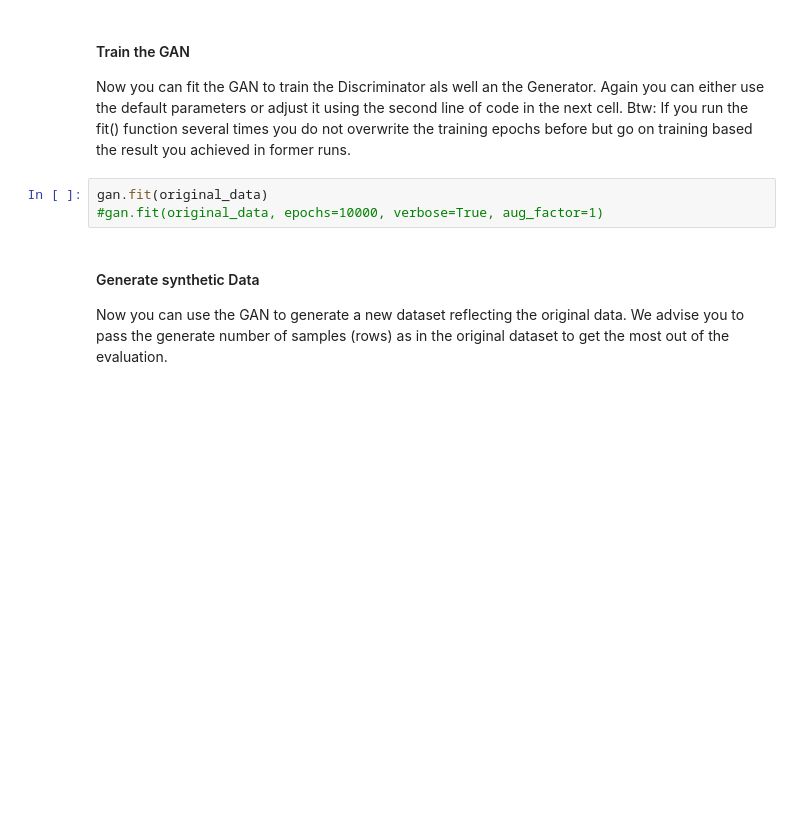
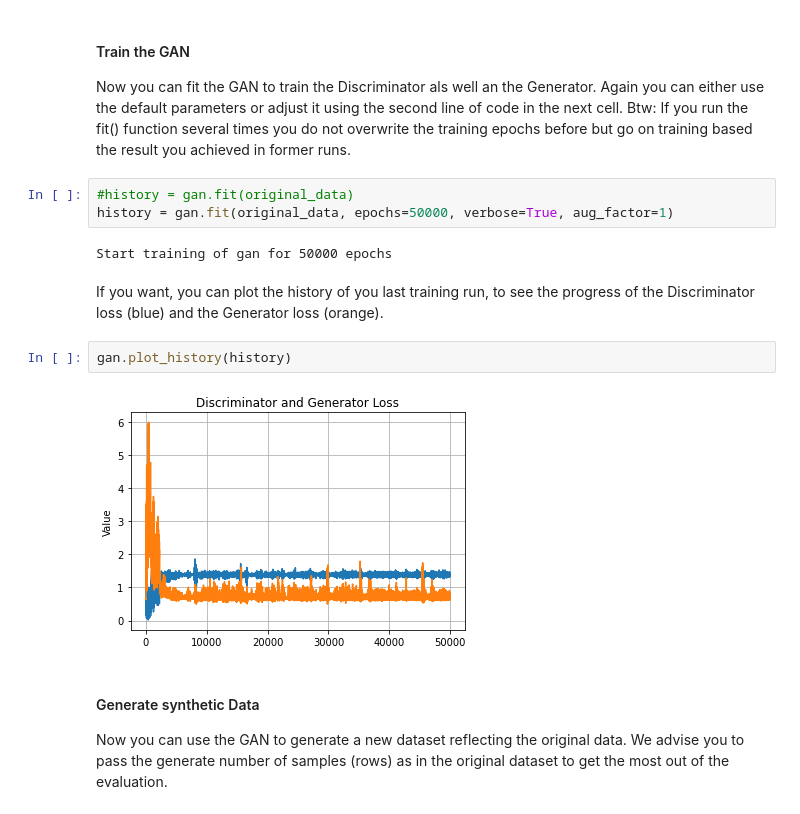
Before and after one commit to TeamGenerAid/GANerAid, a Jupyter notebook: GANerAid_Example_Notebook.ipynb, the cells around one changed output. Cells and saved outputs as stored; diff of their text form; blank space fills up the shorter version.

```diff
--- a/GANerAid_Example_Notebook.ipynb
+++ b/GANerAid_Example_Notebook.ipynb
@@ -80,8 +92,16 @@ gan = GANerAid(device)
 #### Train the GAN
 Now you can fit the GAN to train the Discriminator als well an the Generator. Again you can either use the default parameters or adjust it using the second line of code in the next cell. Btw: If you run the fit() function several times you do not overwrite the training epochs before but go on training based the result you achieved in former runs.
 # %%
-gan.fit(original_data)
-#gan.fit(original_data, epochs=10000, verbose=True, aug_factor=1)
+#history = gan.fit(original_data)
+history = gan.fit(original_data, epochs=50000, verbose=True, aug_factor=1)
+# %% [output]
+Start training of gan for 50000 epochs
+# %% [markdown]
+If you want, you can plot the history of you last training run, to see the progress of the Discriminator loss (blue) and the Generator loss (orange).
+# %%
+gan.plot_history(history)
+# %% [output]
+[figure, added]
 # %% [markdown]
 #### Generate synthetic Data
 Now you can use the GAN to generate a new dataset reflecting the original data. We advise you to pass the generate number of samples (rows) as in the original dataset to get the most out of the evaluation.
```
Also changed, not shown: parts of 24 cells of this notebook, 1 other file.
